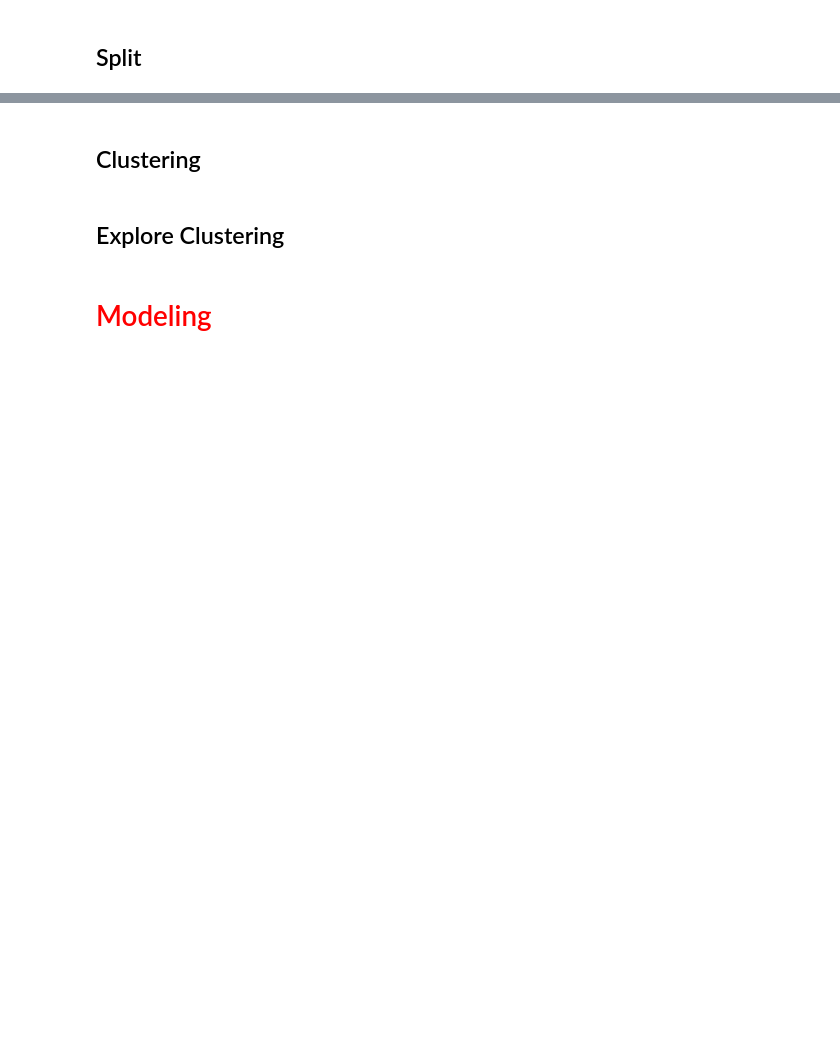
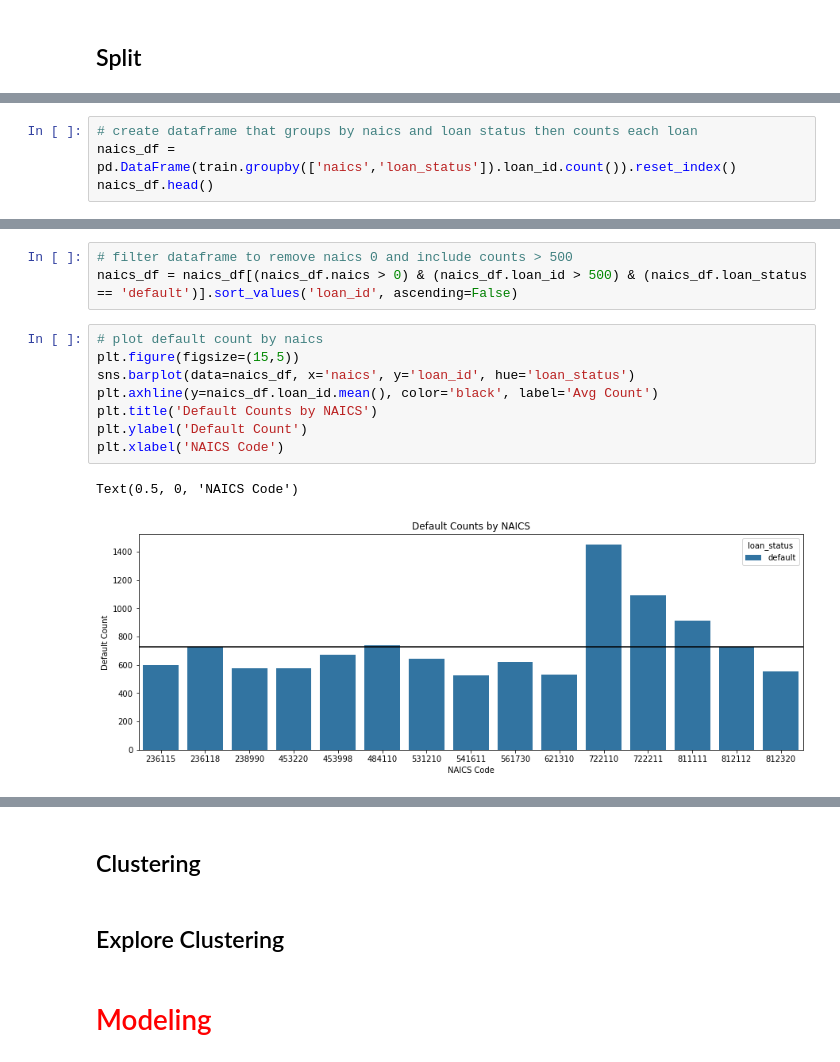
Before and after one commit to kanieladenis/individual_project, a Jupyter notebook: individual_project_sba_loans_working_copy.ipynb, the cells around one changed output, grey strips where cells are left out. Saved outputs shown, nothing was run; the diff lists cells and outputs as text; blank space fills up the shorter version.

```diff
--- a/individual_project_sba_loans_working_copy.ipynb
+++ b/individual_project_sba_loans_working_copy.ipynb
@@ -628,0 +708,4 @@ Text(0.5, 1.0, 'Loan by Term in Months')
+# %%
+# create dataframe that groups by naics and loan status then counts each loan
+naics_df = pd.DataFrame(train.groupby(['naics','loan_status']).loan_id.count()).reset_index()
+naics_df.head()
@@ -628,0 +719,14 @@ Text(0.5, 1.0, 'Loan by Term in Months')
+# %%
+# filter dataframe to remove naics 0 and include counts > 500
+naics_df = naics_df[(naics_df.naics > 0) & (naics_df.loan_id > 500) & (naics_df.loan_status == 'default')].sort_values('loan_id', ascending=False)
+# %%
+# plot default count by naics
+plt.figure(figsize=(15,5))
+sns.barplot(data=naics_df, x='naics', y='loan_id', hue='loan_status')
+plt.axhline(y=naics_df.loan_id.mean(), color='black', label='Avg Count')
+plt.title('Default Counts by NAICS')
+plt.ylabel('Default Count')
+plt.xlabel('NAICS Code')
+# %% [output]
+Text(0.5, 0, 'NAICS Code')
+[figure, added]
```
Also changed, not shown: parts of 85 cells of this notebook.
